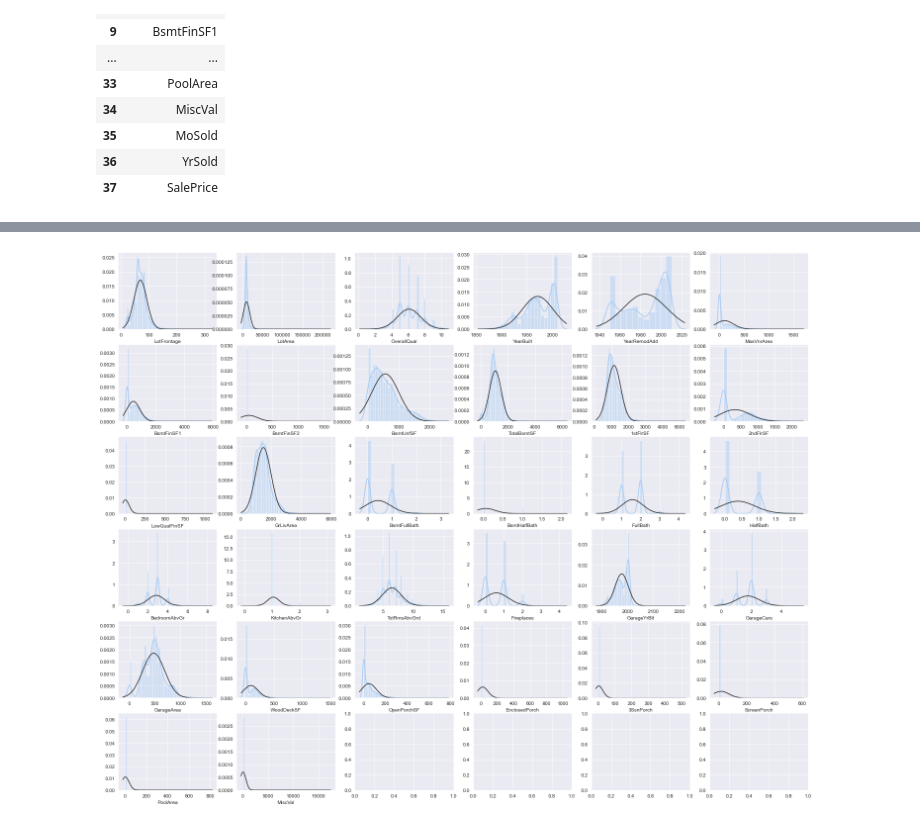
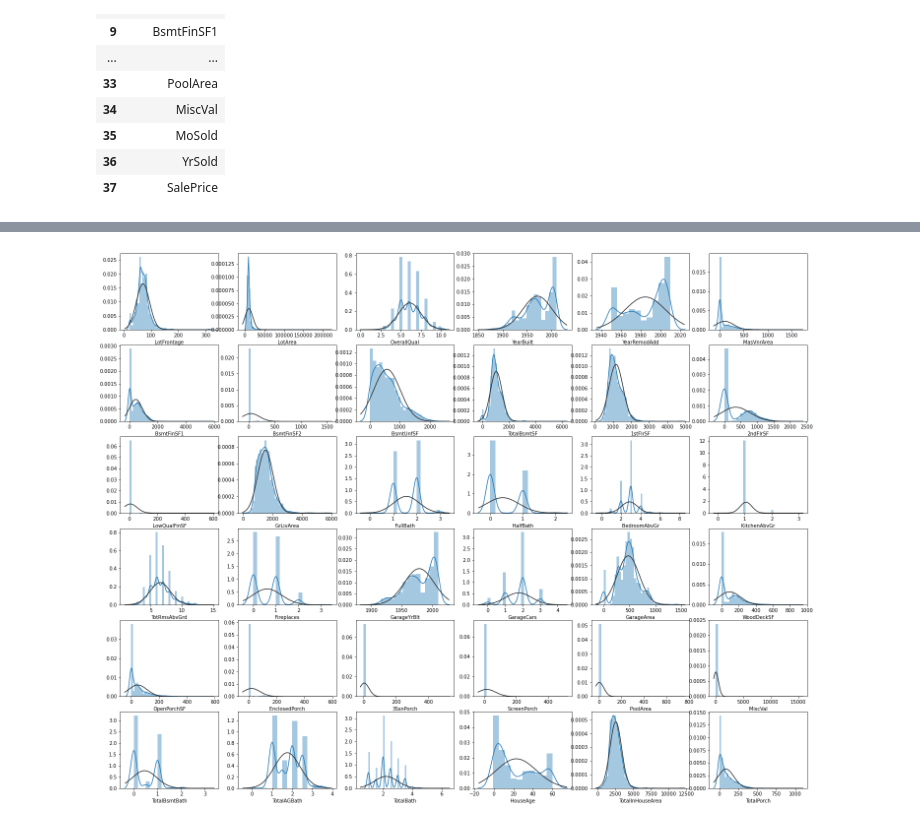
Before and after one commit to jflaher4/FA21_Exponent_Project, a Jupyter notebook: Data_Exploration/Data Cleaning.ipynb, the cells around one changed output, grey strips where cells are left out. Saved outputs shown, nothing was run; the diff lists cells and outputs as text; code cells hidden in the pictures.

Commit message:
data cleaning

```diff
--- a/Data_Exploration/Data Cleaning.ipynb
+++ b/Data_Exploration/Data Cleaning.ipynb
@@ -7,7 +7,7 @@ from scipy.stats import norm, skew, probplot
 # Some graphing libraries
 import matplotlib.pyplot as plt
 import seaborn as sns
-sns.set_style('darkgrid')
+%matplotlib inline
 # %%
 # Import train dataset into dataframe
 train = pd.read_csv('/Users/robertx/Desktop/_/Sophmore-Fall/FA21_Exponent_Project/Data/train.csv')
@@ -51,3 +47,17 @@ num_var
 | 35 | MoSold |
 | 36 | YrSold |
 | 37 | SalePrice |
+# %%
+#Combining Variables
+#Combine Bsmt Full Bathrooms with Bsmt Half Bathrooms
+train['TotalBsmtBath'] = train['BsmtFullBath']+0.5*train['BsmtHalfBath']
+#Combine Above Grade Full Bathrooms with Above Garde Half Bathrooms
+train['TotalAGBath'] = train['FullBath'] + 0.5*train['HalfBath']
+train['TotalBath'] = train['TotalAGBath'] + train['TotalBsmtBath']
+#Calculate Hosue Age (YearSold - YearRemodAdd)
+train['HouseAge'] = train['YrSold'] - train['YearRemodAdd']
+#Total in house area sqft (garage? LowQualFinSF?)
+train['TotalInHouseArea'] = train['1stFlrSF'] + train['2ndFlrSF'] + train['TotalBsmtSF']
+#TotalPorchArea (wooddeck?)
+train['TotalPorchArea'] = train['OpenPorchSF'] + train['EnclosedPorch'] + train['3SsnPorch'] + train['ScreenPorch']
+train.drop('TotalPorch',axis=1)
@@ -71,10 +95,11 @@ rank_vars = [
 continuous_vars = [
     'LotFrontage', 'LotArea', 'OverallQual', 'YearBuilt', 'YearRemodAdd',
     'MasVnrArea', 'BsmtFinSF1', 'BsmtFinSF2', 'BsmtUnfSF', 'TotalBsmtSF', '1stFlrSF',
-    '2ndFlrSF', 'LowQualFinSF', 'GrLivArea', 'BsmtFullBath', 'BsmtHalfBath', 'FullBath',
+    '2ndFlrSF', 'LowQualFinSF', 'GrLivArea', 'FullBath',
     'HalfBath', 'BedroomAbvGr', 'KitchenAbvGr', 'TotRmsAbvGrd', 'Fireplaces', 'GarageYrBlt',
     'GarageCars', 'GarageArea', 'WoodDeckSF', 'OpenPorchSF', 'EnclosedPorch',
-    '3SsnPorch', 'ScreenPorch', 'PoolArea', 'MiscVal'
+    '3SsnPorch', 'ScreenPorch', 'PoolArea', 'MiscVal','TotalBsmtBath','TotalAGBath','TotalBath',
+    'HouseAge','TotalInHouseArea','TotalPorch'
 ]
-print(len(train.columns) == len(non_num_vars)+len(rank_vars)+len(continuous_vars)+len(set(['Id','SalePrice'])))
+len(continuous_vars)
 # %% [output]
@@ -119,6 +107,6 @@ plt.show()
 # %%
 fig, ax = plt.subplots(6,6,figsize=(25,20))
 for i,x in enumerate(continuous_vars):
-    sns.distplot(data[x],fit=norm,ax=ax[i//6,i%6])
+    sns.distplot(train[x],fit=norm,ax=ax[i//6,i%6])
 # %% [output]
-[figure, old version]
+[figure, new version]
```
Also changed, not shown: parts of 7 cells of this notebook.
